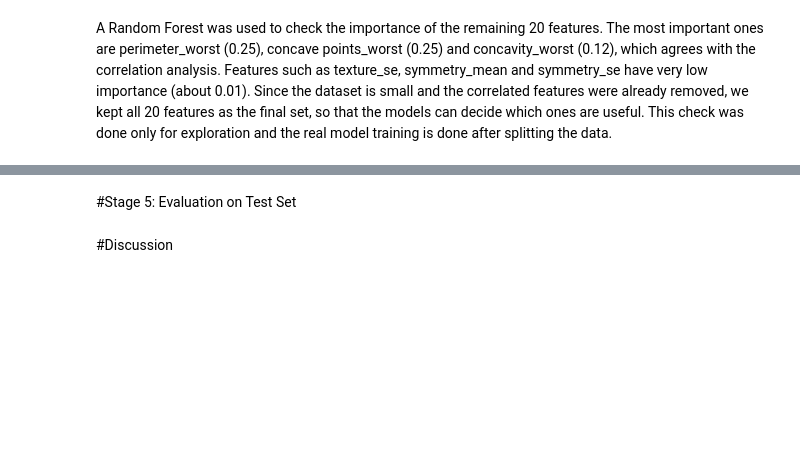
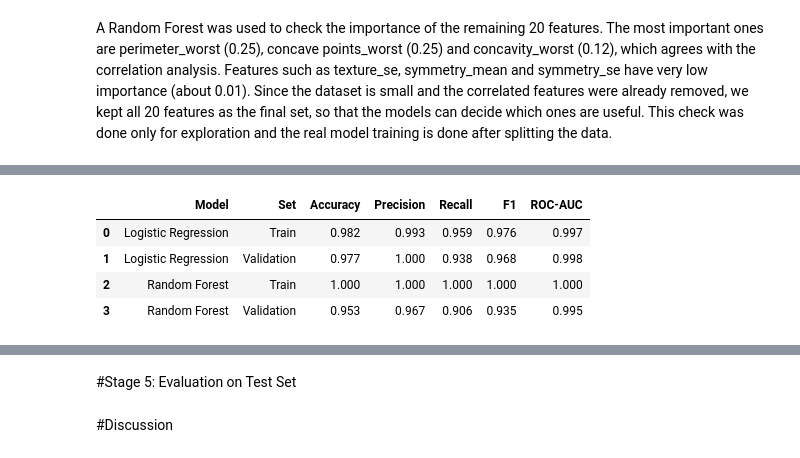
Before and after one commit to roaaats-maker/Breast-Cancer-ML, a Jupyter notebook: breast_cancer_ML.ipynb, the cells around one changed output, grey strips where cells are left out. Cells and saved outputs as stored; diff of their text form; code cells hidden in the pictures; blank space fills up the shorter version.

```diff
--- a/breast_cancer_ML.ipynb
+++ b/breast_cancer_ML.ipynb
@@ -259,0 +197,28 @@ df_selected.to_csv("data_clean.csv", index=False)
+# %%
+from sklearn.pipeline import Pipeline
+from sklearn.linear_model import LogisticRegression
+from sklearn.ensemble import RandomForestClassifier
+from sklearn.metrics import accuracy_score, precision_score, recall_score, f1_score, roc_auc_score
+
+def scores(model, X_, y_):
+    p = model.predict(X_); pr = model.predict_proba(X_)[:, 1]
+    return {'Accuracy': accuracy_score(y_, p), 'Precision': precision_score(y_, p),
+            'Recall': recall_score(y_, p), 'F1': f1_score(y_, p), 'ROC-AUC': roc_auc_score(y_, pr)}
+
+lr_base = Pipeline([('scaler', StandardScaler()),
+                    ('clf', LogisticRegression(max_iter=5000, random_state=RANDOM_STATE))])
+rf_base = RandomForestClassifier(random_state=RANDOM_STATE)
+
+rows = []
+for name, m in [('Logistic Regression', lr_base), ('Random Forest', rf_base)]:
+    m.fit(X_train, y_train)
+    for set_name, Xs, ys in [('Train', X_train, y_train), ('Validation', X_val, y_val)]:
+        rows.append({'Model': name, 'Set': set_name, **scores(m, Xs, ys)})
+baseline = pd.DataFrame(rows).round(3)
+baseline
+# %% [output]
+|  | Model | Set | Accuracy | Precision | Recall | F1 | ROC-AUC |
+| 0 | Logistic Regression | Train | 0.982 | 0.993 | 0.959 | 0.976 | 0.997 |
+| 1 | Logistic Regression | Validation | 0.977 | 1.000 | 0.938 | 0.968 | 0.998 |
+| 2 | Random Forest | Train | 1.000 | 1.000 | 1.000 | 1.000 | 1.000 |
+| 3 | Random Forest | Validation | 0.953 | 0.967 | 0.906 | 0.935 | 0.995 |
```
Also changed, not shown: parts of 44 cells of this notebook.
